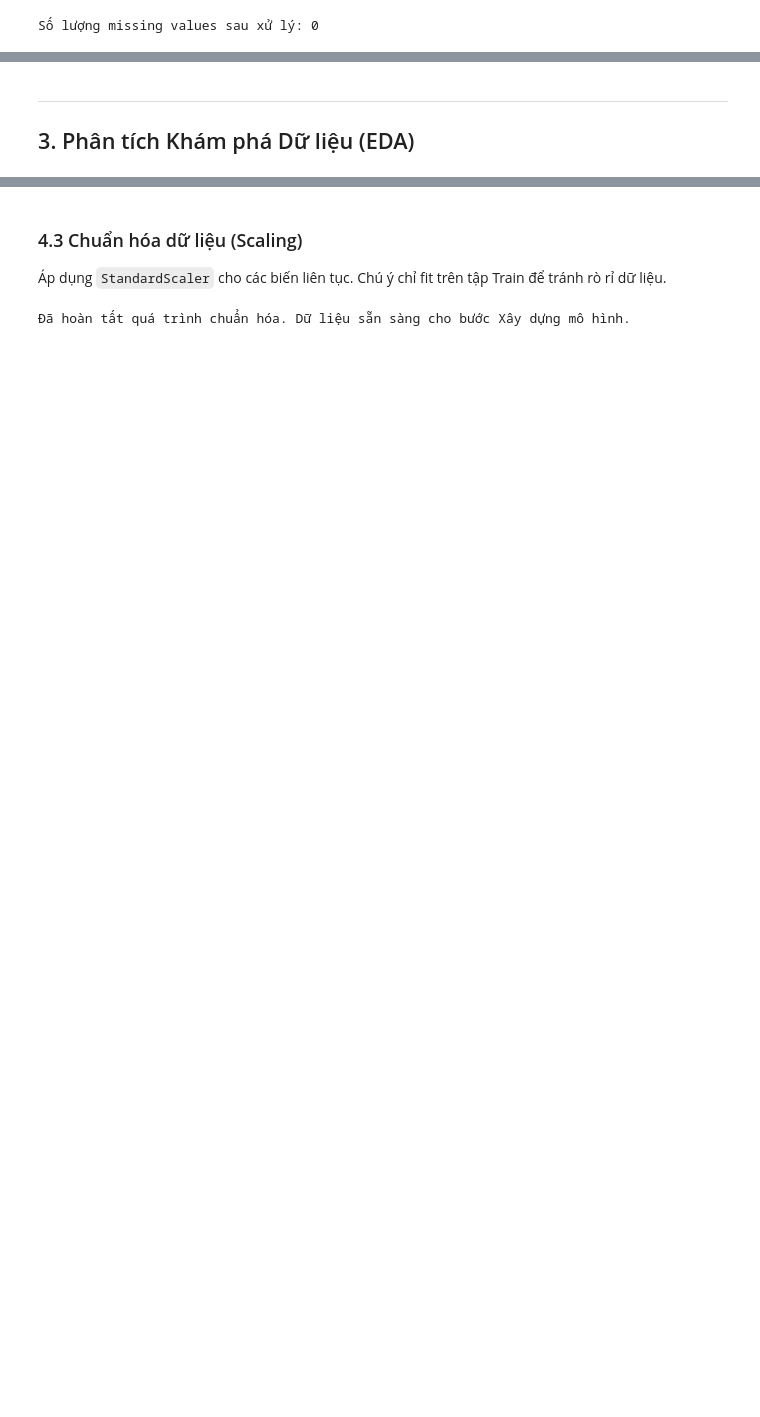
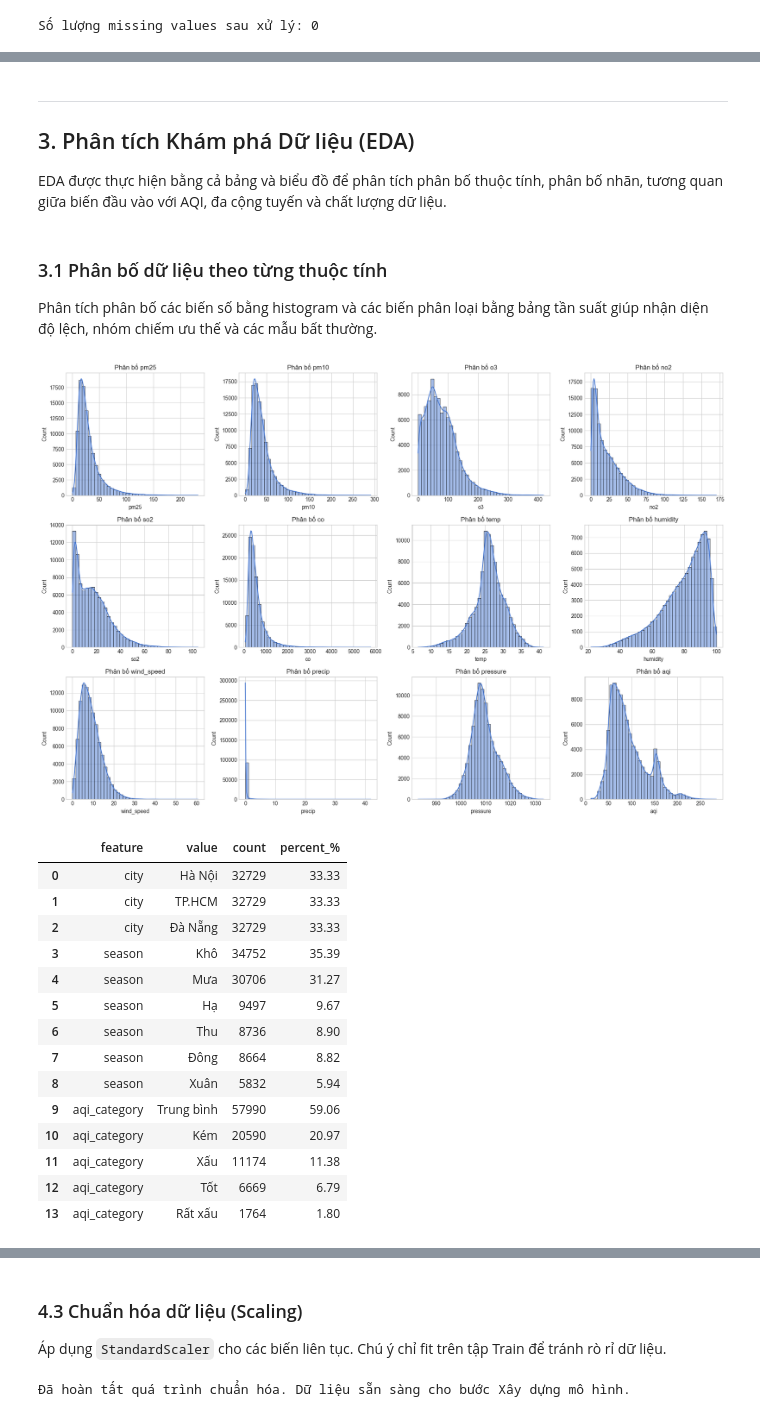
Before and after one commit to kimngoc280105/aqi-vietnam, a Jupyter notebook: code/notebook.ipynb, the cells around one changed output, grey strips where cells are left out. Saved outputs shown, nothing was run; the diff lists cells and outputs as text; code cells hidden in the pictures; blank space fills up the shorter version.

```diff
--- a/code/notebook.ipynb
+++ b/code/notebook.ipynb
@@ -215,4 +522,55 @@ Số lượng missing values sau xử lý: 0
 
 <a id='3'></a>
 ## 3. Phân tích Khám phá Dữ liệu (EDA)
+
+EDA được thực hiện bằng cả bảng và biểu đồ để phân tích phân bố thuộc tính, phân bố nhãn, tương quan giữa biến đầu vào với AQI, đa cộng tuyến và chất lượng dữ liệu.
+# %% [markdown]
+<a id='3-1'></a>
+### 3.1 Phân bố dữ liệu theo từng thuộc tính
+
+Phân tích phân bố các biến số bằng histogram và các biến phân loại bằng bảng tần suất giúp nhận diện độ lệch, nhóm chiếm ưu thế và các mẫu bất thường.
+# %%
+# Phân bố các biến số chính
+fig, axes = plt.subplots(3, 4, figsize=(18, 12))
+axes = axes.ravel()
+
+for ax, col in zip(axes, numerical_cols):
+    sns.histplot(df[col], bins=40, kde=True, ax=ax)
+    ax.set_title(f'Phân bố {col}')
+    ax.set_xlabel(col)
+
+for ax in axes[len(numerical_cols):]:
+    ax.set_visible(False)
+
+plt.tight_layout()
+plt.show()
+
+# Phân bố các biến phân loại
+categorical_summary = []
+for col in ['city', 'season', 'aqi_category']:
+    freq = df[col].value_counts().reset_index()
+    freq.columns = ['value', 'count']
+    freq['percent_%'] = (freq['count'] / len(df) * 100).round(2)
+    freq.insert(0, 'feature', col)
+    categorical_summary.append(freq)
+
+categorical_summary = pd.concat(categorical_summary, ignore_index=True)
+display(categorical_summary)
+# %% [output]
+[figure, added]
+|  | feature | value | count | percent_% |
+| 0 | city | Hà Nội | 32729 | 33.33 |
+| 1 | city | TP.HCM | 32729 | 33.33 |
+| 2 | city | Đà Nẵng | 32729 | 33.33 |
+| 3 | season | Khô | 34752 | 35.39 |
+| 4 | season | Mưa | 30706 | 31.27 |
+| 5 | season | Hạ | 9497 | 9.67 |
+| 6 | season | Thu | 8736 | 8.90 |
+| 7 | season | Đông | 8664 | 8.82 |
+| 8 | season | Xuân | 5832 | 5.94 |
+| 9 | aqi_category | Trung bình | 57990 | 59.06 |
+| 10 | aqi_category | Kém | 20590 | 20.97 |
+| 11 | aqi_category | Xấu | 11174 | 11.38 |
+| 12 | aqi_category | Tốt | 6669 | 6.79 |
+| 13 | aqi_category | Rất xấu | 1764 | 1.80 |
 # %% [markdown]
```
Also changed, not shown: parts of 27 cells of this notebook, 5 other files.
